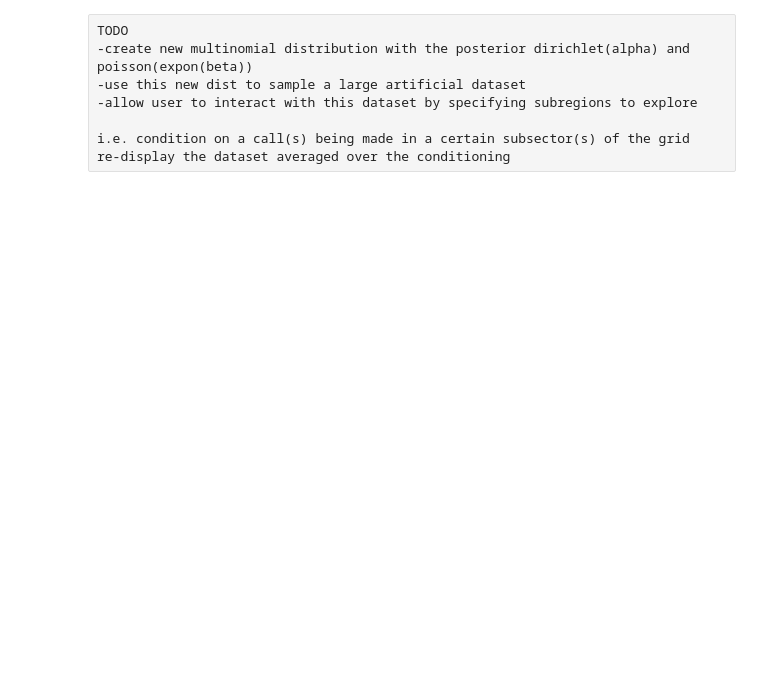
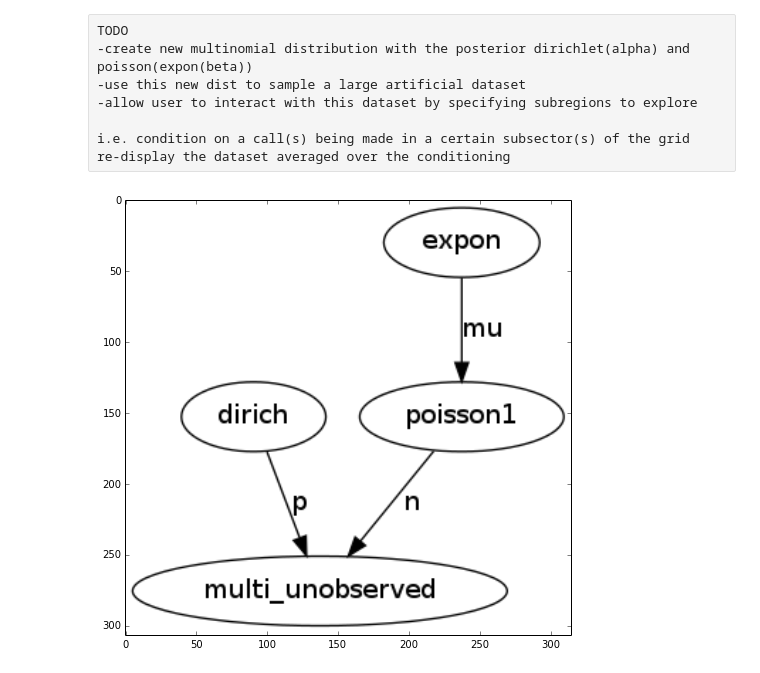
Before and after one commit to nikisix/kcData, a Jupyter notebook: 311/distributions.ipynb, the cells around one changed output. Cells and saved outputs as stored; diff of their text form; code cells hidden in the pictures; blank space fills up the shorter version.

```diff
--- a/311/distributions.ipynb
+++ b/311/distributions.ipynb
@@ -287,3 +287,21 @@ TODO
 
 i.e. condition on a call(s) being made in a certain subsector(s) of the grid
 re-display the dataset averaged over the conditioning
+# %%
+#create new model of with unobserved data using our posteriors from above
+#sampling from this model will be like creating an artificial dataset
+poisson1 = pm.Poisson('poisson1', mu = expon)
+
+multi1 = pm.Multinomial('multi_unobserved', n=poisson1, p=dirich) #works
+
+model1 = pm.Model([multi1, dirich, poisson1, expon], name = 'model1')
+# %%
+#draw a new graphical model, notice how the poisson and multinomial are unobserved now
+#(they're white instead of grey)
+pm.graph.graph(model1,format='png',path='',name='directed_graph2',prog='dot')
+
+plt.figure(figsize=(8, 8))
+plt.imshow(scipy.misc.imread('directed_graph2.png'))
+plt.show()
+# %% [output]
+[figure, added]
```
Also changed, not shown: parts of 9 cells of this notebook.
